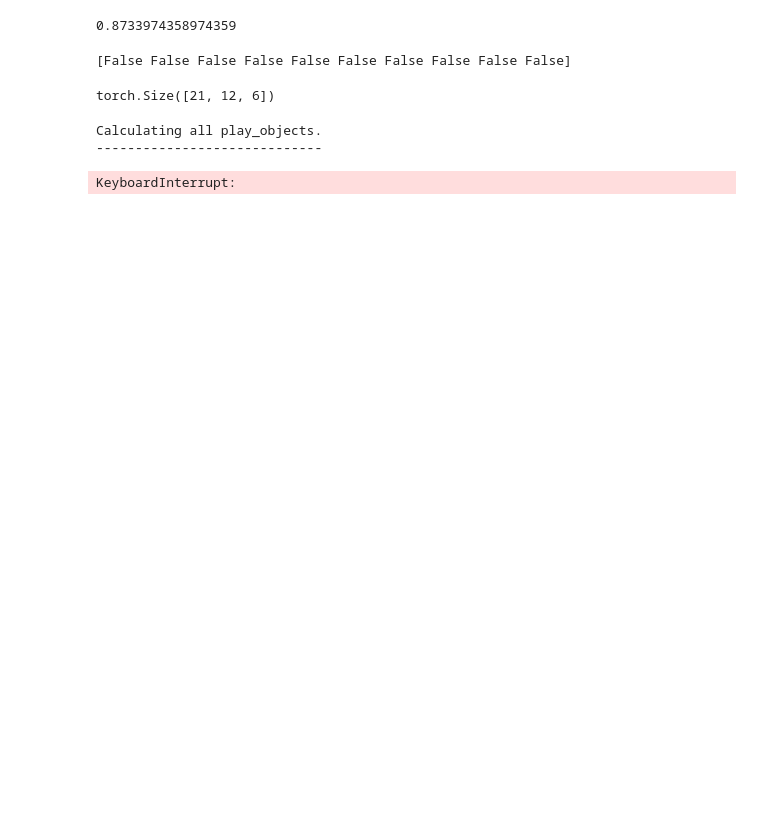
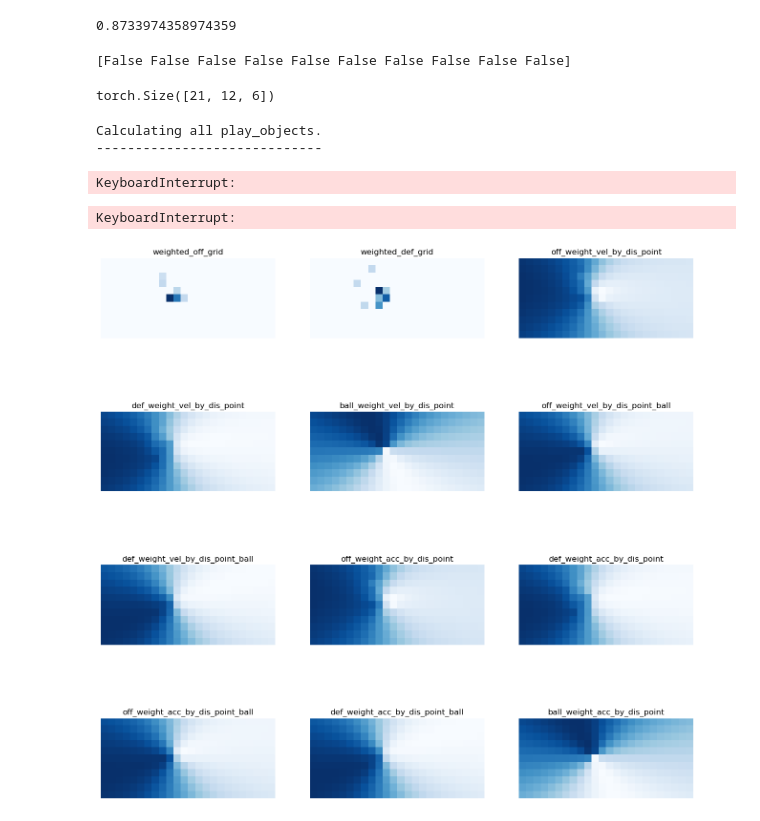
Before and after one commit to nickb1125/Big-Data-Bowl-Tackles, a Jupyter notebook: scrath.ipynb, the cells around one changed output. Cells and saved outputs as stored; diff of their text form; code cells hidden in the pictures; blank space fills up the shorter version.

Commit message:
finalize image features

```diff
--- a/scrath.ipynb
+++ b/scrath.ipynb
@@ -29,7 +29,7 @@ tackles = pd.read_csv("data/nfl-big-data-bowl-2024/tackles.csv")
 
 # Read and combine tracking data for all weeks
 tracking = pd.concat([pd.read_csv(f"data/nfl-big-data-bowl-2024/tracking_week_{week}.csv") for week in range(1, 10)])
-ball_tracking = tracking.loc[tracking['nflId'].isna()][["gameId", "frameId" "playId", "x", "y"]].rename({"x" : "ball_x", "y" : "ball_y"}, axis = 1)
+ball_tracking = tracking.loc[tracking['nflId'].isna()][["gameId", "frameId", "playId", "x", "y"]].rename({"x" : "ball_x", "y" : "ball_y"}, axis = 1)
 # %%
 tackles.query("gameId == 2022090800 & playId ==  56")
 # %% [output]
@@ -441,3 +441,7 @@ Validation Loss: 0.04332030937075615
 Validation Accuracy: 0.3333333333333333
 [figure]
 [figure]
+# %%
+np.zeros((len(list(range(0, 120, N))), len(list(range(0, 54, N)))))
+for x_low in list(range(0, 120, N)):
+    for y_low in list(range(0, 54, N)):
@@ -473,0 +675,11 @@ KeyboardInterrupt:
+# %%
+play_object = play(game_id=2022100204, play_id=123, plays=plays, tracking=tracking, ball_tracking=ball_tracking, tackles=tackles, players=players)
+play_object.get_all_grid_features_for_plot(N = 5).to_csv("features_2022100204_123.csv")
+# %% [output]
+KeyboardInterrupt:
+# %%
+play_object = play(game_id=2022100204, play_id=123, plays=plays, tracking=tracking, ball_tracking=ball_tracking, tackles=tackles, players=players)
+# %%
+df = play_object.get_grid_features(frame_id = 25, N = 5, plot= True)
+# %% [output]
+[figure, added]
```
Also changed, not shown: parts of 5 cells of this notebook, 1 other file.
